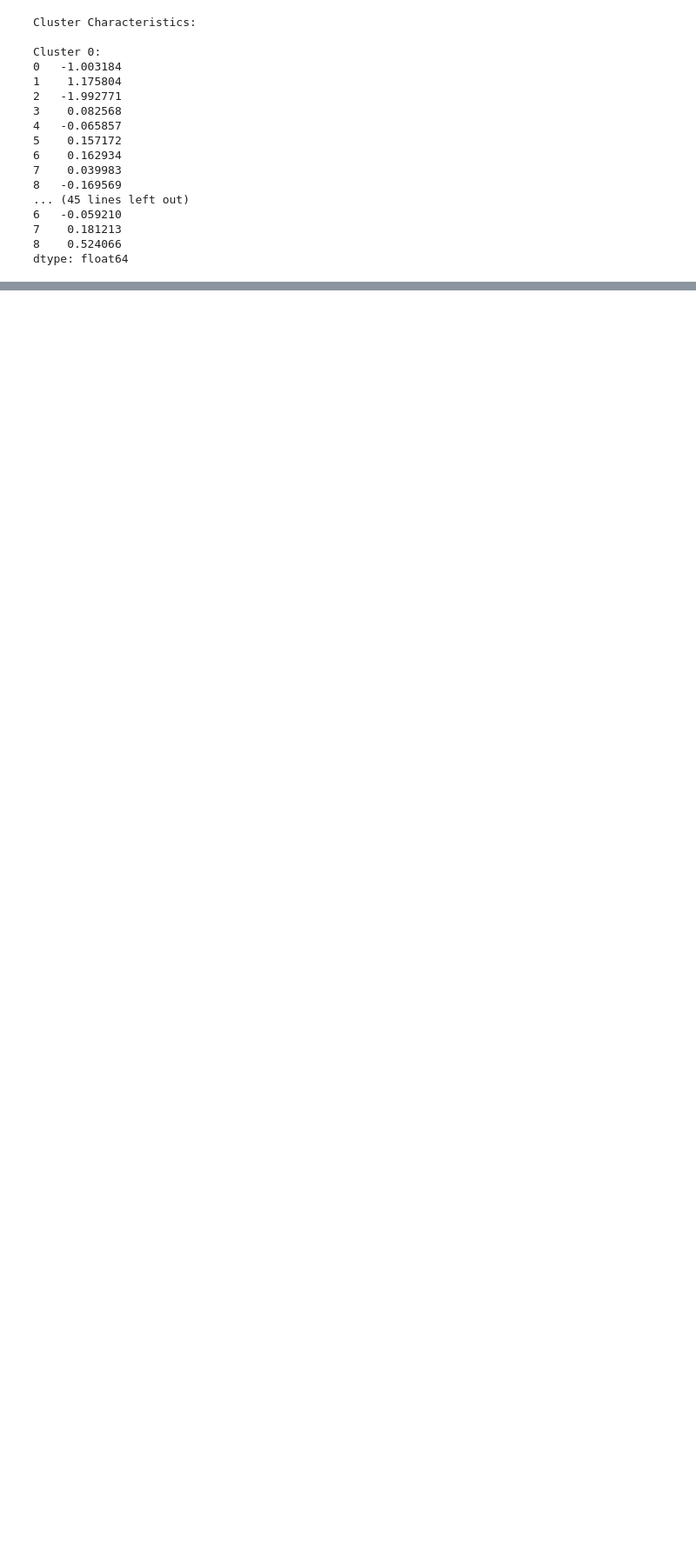
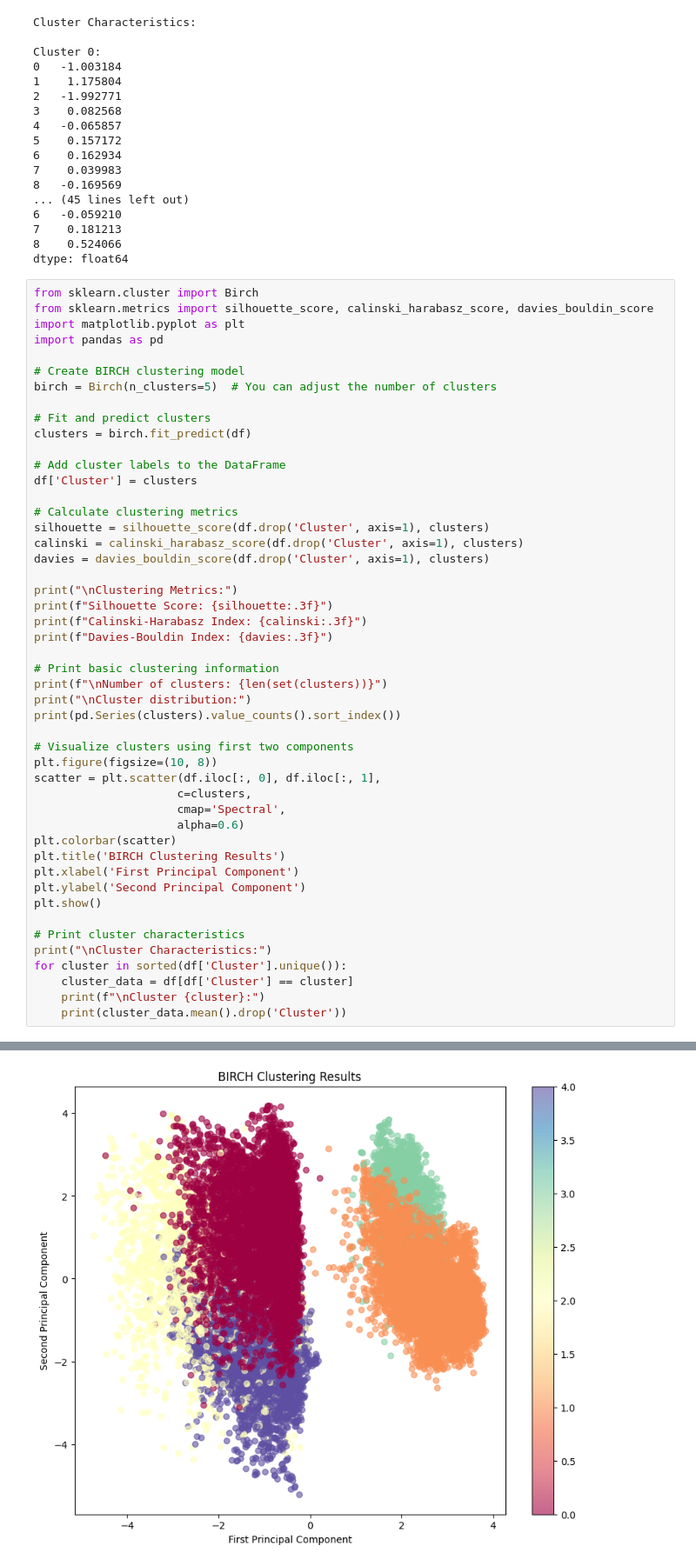
Before and after one commit to lapsapthong-16/cluster-water, a Jupyter notebook: water.ipynb, the cells around one changed output, grey strips where cells are left out. Shown at 87% size. Saved outputs shown, nothing was run; the diff lists cells and outputs as text; blank space fills up the shorter version.

```diff
--- a/water.ipynb
+++ b/water.ipynb
@@ -486,3 +386,52 @@ Cluster 0:
 7    0.181213
 8    0.524066
 dtype: float64
+# %%
+from sklearn.cluster import Birch
+from sklearn.metrics import silhouette_score, calinski_harabasz_score, davies_bouldin_score
+import matplotlib.pyplot as plt
+import pandas as pd
+
+# Create BIRCH clustering model
+birch = Birch(n_clusters=5)  # You can adjust the number of clusters
+
+# Fit and predict clusters
+clusters = birch.fit_predict(df)
+
+# Add cluster labels to the DataFrame
+df['Cluster'] = clusters
+
+# Calculate clustering metrics
+silhouette = silhouette_score(df.drop('Cluster', axis=1), clusters)
+calinski = calinski_harabasz_score(df.drop('Cluster', axis=1), clusters)
+davies = davies_bouldin_score(df.drop('Cluster', axis=1), clusters)
+
+print("\nClustering Metrics:")
+print(f"Silhouette Score: {silhouette:.3f}")
+print(f"Calinski-Harabasz Index: {calinski:.3f}")
+print(f"Davies-Bouldin Index: {davies:.3f}")
+
+# Print basic clustering information
+print(f"\nNumber of clusters: {len(set(clusters))}")
+print("\nCluster distribution:")
+print(pd.Series(clusters).value_counts().sort_index())
+
+# Visualize clusters using first two components
+plt.figure(figsize=(10, 8))
+scatter = plt.scatter(df.iloc[:, 0], df.iloc[:, 1],
+                     c=clusters,
+                     cmap='Spectral',
+                     alpha=0.6)
+plt.colorbar(scatter)
+plt.title('BIRCH Clustering Results')
+plt.xlabel('First Principal Component')
+plt.ylabel('Second Principal Component')
+plt.show()
+
+# Print cluster characteristics
+print("\nCluster Characteristics:")
+for cluster in sorted(df['Cluster'].unique()):
+    cluster_data = df[df['Cluster'] == cluster]
+    print(f"\nCluster {cluster}:")
+    print(cluster_data.mean().drop('Cluster'))
+# %% [output]
@@ -488,0 +452 @@ dtype: float64
+[figure, added]
```
Also changed, not shown: parts of 2 cells of this notebook.
